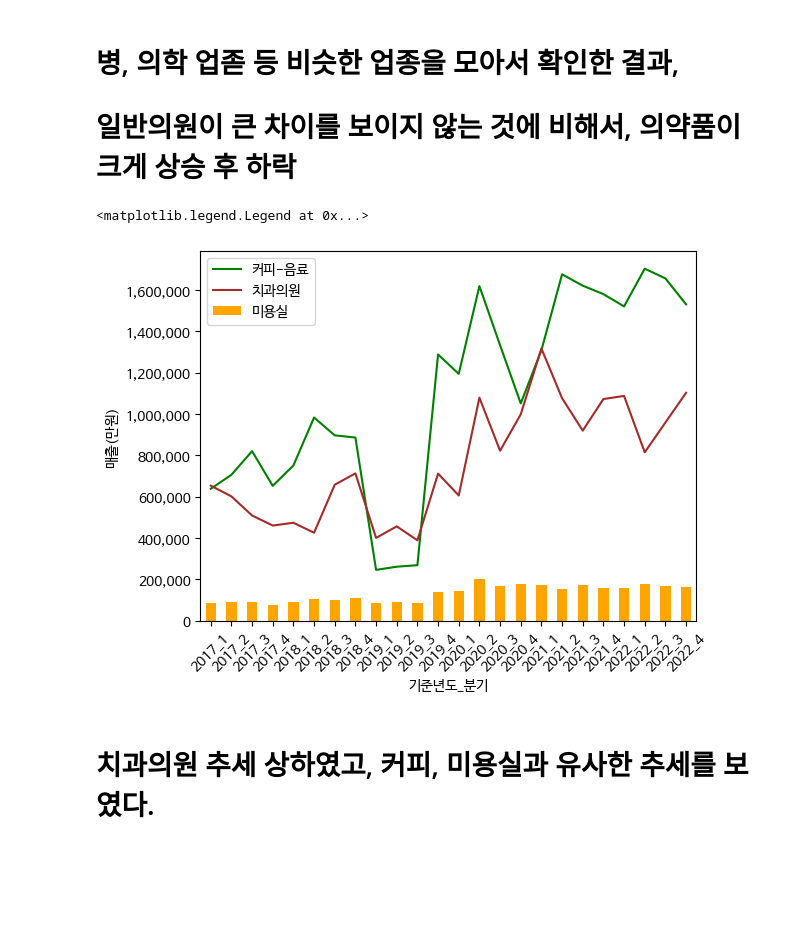
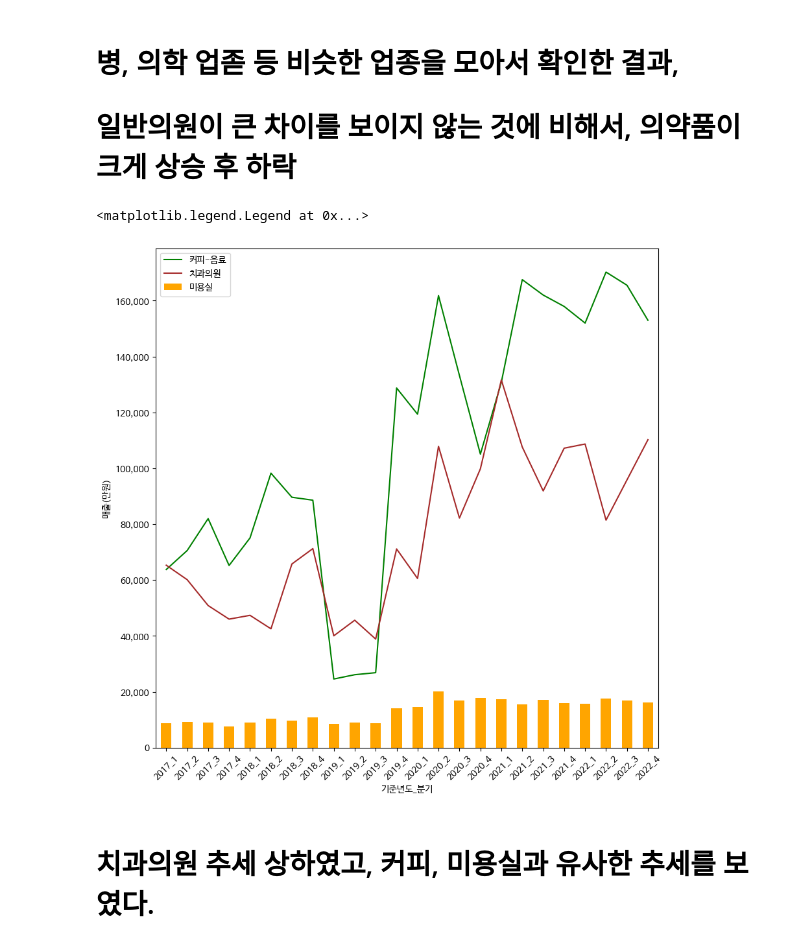
Before and after one commit to yhp2205/2023Project, a Jupyter notebook: 상일동_골목상권.ipynb, the cells around one changed output. Saved outputs shown, nothing was run; the diff lists cells and outputs as text; code cells hidden in the pictures; blank space fills up the shorter version.

```diff
--- a/상일동_골목상권.ipynb
+++ b/상일동_골목상권.ipynb
@@ -335,20 +335,20 @@ ax_2.legend()
 # %%
 ax = sangil_sales['커피-음료'].plot.line(color='green')
 ax = sangil_sales['치과의원'].plot.line(color='brown')
 ax_2 = sangil_sales['미용실'].plot.bar(ax=ax, color='orange')
 
 plt.ticklabel_format(axis='y',useOffset=False, style='plain')
 ax_2.set_xticklabels(sangil_sales.index, rotation=45)
 
-current_values = plt.gca().get_yticks()/1000
+current_values = plt.gca().get_yticks()/10000
 plt.gca().set_yticklabels(['{:,.0f}'.format(x) for x in current_values])
 
 ax_2.set_ylabel("매출(만원)")
 
 ax_2.legend()
 # %% [output]
 <matplotlib.legend.Legend at 0x...>
-[figure, old version]
+[figure, new version]
 # %% [markdown]
 # 치과의원 추세 상하였고, 커피, 미용실과 유사한 추세를 보였다.
 # %%
```
Also changed, not shown: parts of 10 cells of this notebook.
